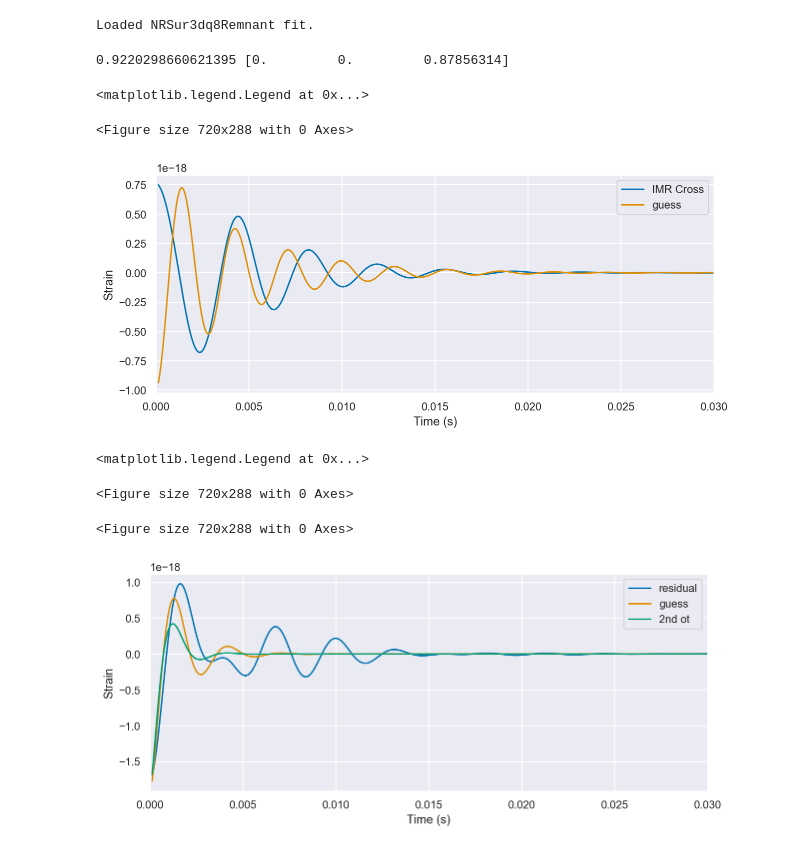
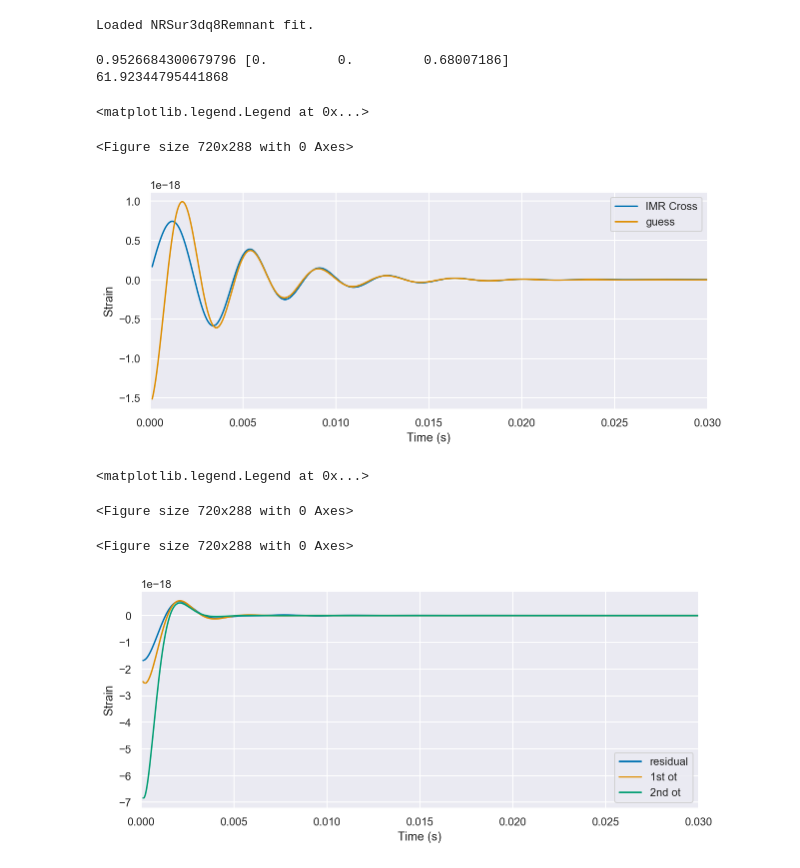
Before and after one commit to rachelmechum/ringdown_qnms, a Jupyter notebook: Almn_fit.ipynb, the cells around one changed output. Drawn from its saved outputs; the diff is of its cells as text; code cells hidden in the pictures.

```diff
--- a/Almn_fit.ipynb
+++ b/Almn_fit.ipynb
@@ -39,8 +38,8 @@ hp_data = TimeSeries(hp, delta_t=1/16384, epoch=0) #turning h+ data into timeser
 cond_hp = hp_data.crop(0.645,0) #using crop on timeseries data
 #use cond_hp for the cropped hp data pts!!!!
 #repeating for hx data points
-hc_data = TimeSeries(hp, delta_t=1/16384, epoch=0)
-cond_hc = hp_data.crop(0.645,0)
+hc_data = TimeSeries(hc, delta_t=1/16384, epoch=0)
+cond_hc = hc_data.crop(0.645,0)
 hc_signal = cond_hc.numpy() #turning into ndarray
 
 #plotting full IMR +/x no crop
@@ -56,7 +55,7 @@ pylab.show()
 #plotting cropped sample times and data for plus
 pylab.figure(figsize=pylab.figaspect(0.4))
 #pylab.plot(cond, cond_hp, label='Plus Polarization')
-pylab.plot(cond, cond_hc, label='Cross Polarization')
+pylab.plot(cond, cond_hc, label='Cross Polarization IMRPhenomXP')
 pylab.xlabel('Time (s)')
 pylab.ylabel('Strain')
 pylab.xlim(0, .025)
@@ -73,7 +72,7 @@ def rngdwn(M,chi,l,m,n,amplitude,phi):
     pylab.figure(figsize=pylab.figaspect(0.4))
     ftau = ringdown.qnms.get_ftau(M,chi,n,l,m)
     gamma = (ftau[1])**-1
-
+    t0=0
     time = cond.numpy()
 
     wf_kws = dict(
@@ -104,2 +92,4 @@ pylab.legend(fontsize=15)'''
+# %%
+time = cond.numpy()
 # %%
 pylab.figure(figsize=pylab.figaspect(0.4))
@@ -229,40 +220,47 @@ vf, vf_err = fit.vf(q, chiA, chiB)
 
 # All of these together
 mf, chif, vf, mf_err, chif_err, vf_err = fit.all(q, chiA, chiB)
-# %%
-print(mf, chif)
-# %% [output]
-0.9220298660621395 [0.         0.         0.87856314]
+# %%
+print(mf, chif)
+m_f = mf*(36+29)
+print(m_f)
+# mf is returning m2/m1...so multiply it by (m1+m2)!!!!
+# %% [output]
+0.9526684300679796 [0.         0.         0.68007186]
+61.92344795441868
 # %%
 pylab.figure(figsize=pylab.figaspect(0.4))
-surfin = rngdwn(60,0.88,2,2,0,1e-18,np.pi)
+surfin = rngdwn(62,0.68,2,2,0,1.6e-18,np.pi)
 pylab.plot(cond, cond_hc, label='IMR Cross')
 pylab.plot(surfin,label='guess')
 pylab.xlim(0, 0.03)
+#pylab.axvline(x=0.0085,linestyle='dashed') use this for 1e-18 and phi=0
+#pylab.axvline(x=0.0115,linestyle='dashed')
 pylab.xlabel('Time (s)')
 pylab.ylabel('Strain')
 pylab.legend()
+#plt.savefig('hmfit')
 #print(dir(signal))
 #print(signal._values)
 # %% [output]
 <matplotlib.legend.Legend at 0x...>
 <Figure size 720x288 with 0 Axes>
-[figure, old version]
+[figure, new version]
 # %%
 surfin_res = (surfin._values) - (cond_hc)
 # %%
 pylab.figure(figsize=pylab.figaspect(0.4))
-surfin1 = rngdwn(60,0.88,2,2,1,2e-18,np.pi)
-surfin2 = rngdwn(60,0.88,2,2,2,2e-18,np.pi)
+surfin1 = rngdwn(62,0.68,2,2,1,3.4e-18,2.3)
+surfin2 = rngdwn(62,0.68,2,2,2,11e-18,2.2)
 pylab.plot(time,surfin_res,label='residual')
-pylab.plot(surfin1,label='guess')
+pylab.plot(surfin1,label='1st ot')
 pylab.plot(surfin2,label='2nd ot')
 pylab.xlim(0, 0.03)
 pylab.xlabel('Time (s)')
 pylab.ylabel('Strain')
 pylab.legend()
 # %% [output]
 <matplotlib.legend.Legend at 0x...>
 <Figure size 720x288 with 0 Axes>
 <Figure size 720x288 with 0 Axes>
-[figure, old version]
+[figure, new version]
```
Also changed, not shown: parts of 14 cells of this notebook.
